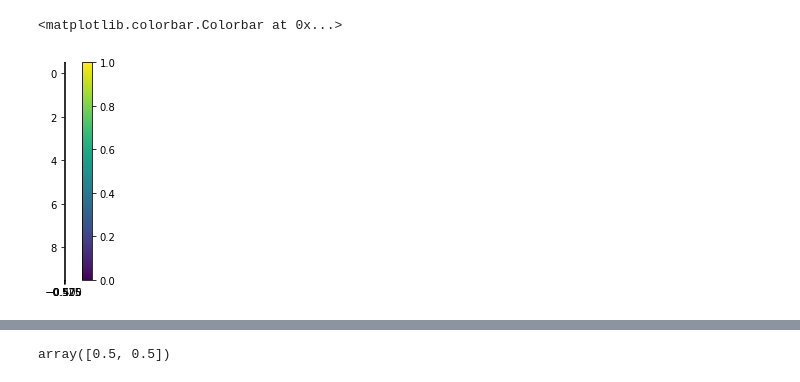
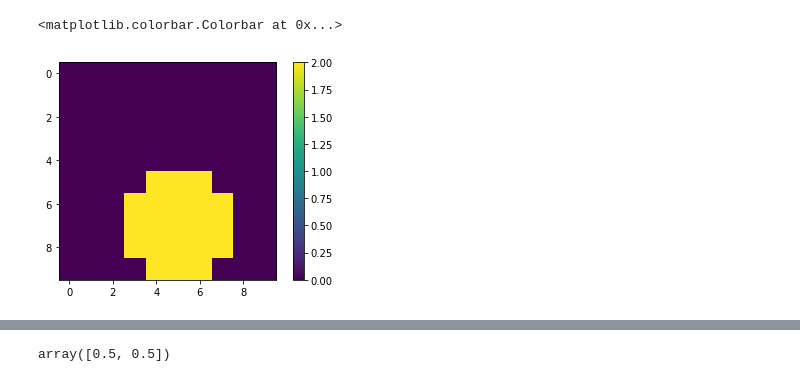
Before and after one commit to Sulla2012/ml-clusters, a Jupyter notebook: stamper_full.ipynb, the cells around one changed output, grey strips where cells are left out. Drawn from its saved outputs; the diff is of its cells as text; code cells hidden in the pictures.

Commit message:
fixed issue where jpgs were corrupted by switching to npz. also switched to faster rcnn with a pretrained backbone in an attempt to get cluster detection to work (it didnt)

```diff
--- a/stamper_full.ipynb
+++ b/stamper_full.ipynb
@@ -112,6 +118,40 @@ for key in clipCoordsDict.keys():
+# %%
+key = '1_0_0'
+
+minX, maxX, minY, maxY=clipCoordsDict[key]['clippedSection']
+ra_min, dec_max = wcs_mask.pix2wcs(maxX, maxY)
+ra_max, dec_min = wcs_mask.pix2wcs(minX, minY)
+#print(ra_max, ra_min)
+in_image = np.where((ra_min < ras) & (ras < ra_max) & (dec_min < decs) & (decs < dec_max))[0]
+if len(in_image) == 0:
+    print('no clusters')
+
+if ra_max < ra_min:
+    ra_min -= 360
+
+box = np.array([[dec_min, ra_min],[dec_max, ra_max]]) * utils.degree
+#c1 = SkyCoord(ra_min, dec_min, frame='icrs', unit='deg')
+#c2 = SkyCoord(ra_max, dec_max, frame='icrs', unit='deg')
+
+#print(dec_min, dec_max)
+#print(c1.ra.hms, c2.ra.hms)
+#print(box)
+#Make jpg of box
+jpg, cur_wcs = make_jpg('/home/r/rbond/sigurdkn/project/actpol/map_coadd/20211219/release/', box)
+#plt.imshow(jpg[...,0])
+#plt.show()
+#plt.close()
+#im = Image.fromarray(jpg, 'RGB')
+#im.save("/project/r/rbond/jorlo/datasets/ACT_tiles/freq_tiles/{}.jpg".format(key))
+
+np.savez_compressed("/project/r/rbond/jorlo/datasets/ACT_tiles/freq_tiles/{}".format(key), jpg)
+
+mask = make_mask(jpg, act_catalog, [[ra_min, ra_max], [dec_min, dec_max]], cur_wcs, size = 2.4)
+#print(mask.shape)
+np.savez_compressed("/project/r/rbond/jorlo/datasets/ACT_tiles/masks/{}_mask".format(key), mask)
 # %%
-plt.imshow(mask[630:640, 885:895])
+plt.imshow(mask[835:845,380:390])
 plt.colorbar()
 # %% [output]
 <matplotlib.colorbar.Colorbar at 0x...>
-[figure, old version]
+[figure, new version]
```
Also changed, not shown: parts of 11 cells of this notebook, 3 other files.
